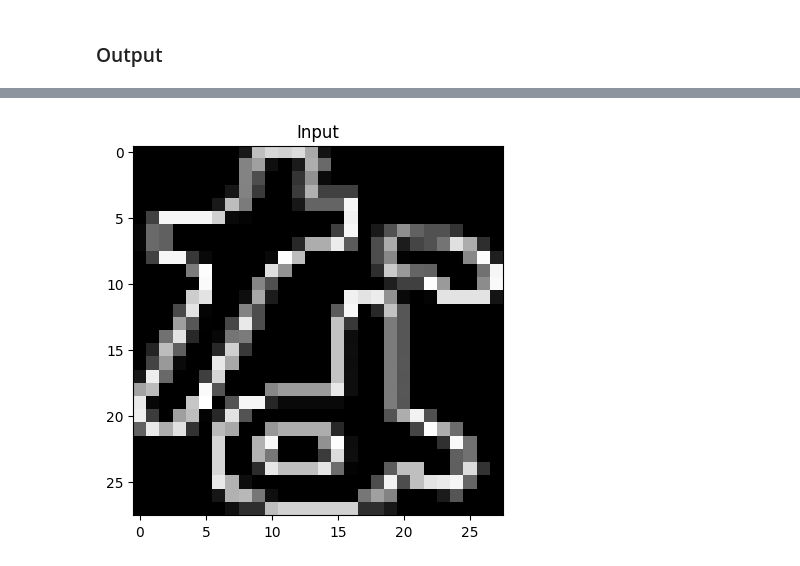
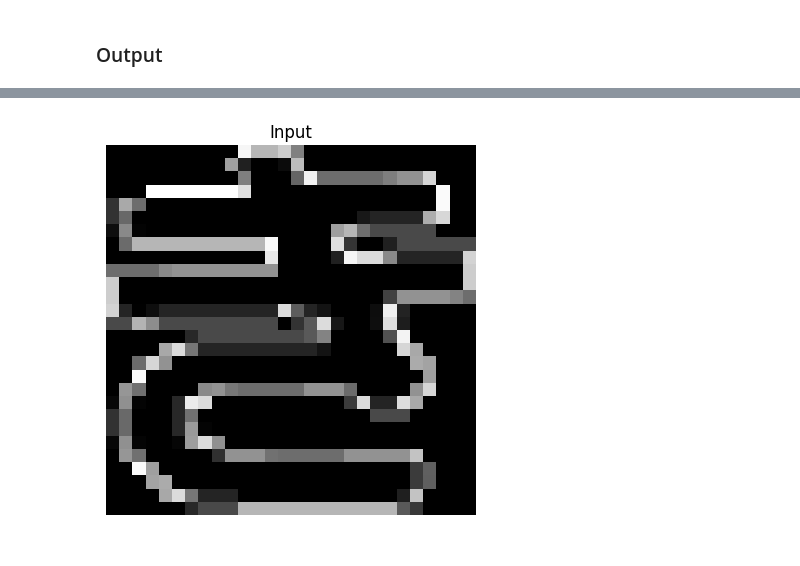
Before and after one commit to prausela/image-processing, a Jupyter notebook: tp_final/predict.ipynb, the cells around one changed output, grey strips where cells are left out. Saved outputs shown, nothing was run; the diff lists cells and outputs as text; code cells hidden in the pictures.

```diff
--- a/tp_final/predict.ipynb
+++ b/tp_final/predict.ipynb
@@ -81,7 +133,8 @@ def input_preprocessing(img_name):
 
     return canny_image, new_sections_limits, sections
 # %%
-img_name = "hiragana_sign_1.png"
+# img_name = "hiragana_sign_1.png"
+img_name = "kitahama.jpg"
 canny_image, section_limits, sections = input_preprocessing(img_name)
 # %%
 plt.imshow(draw_sections(canny_image, section_limits), cmap="grey")
@@ -115,14 +159,17 @@ target = sections[15]
+# %%
+target = sections[5]
 # %%
 section = cv2.resize(target, (28, 28))
 plt.imshow(section, cmap="grey")
 plt.title("Input")
+plt.axis("off")
 plt.show()
 
 section = section.astype('float32')
 section /= 255
 
 predictions = model.predict(np.array([section]))
 prediction = predictions.argmax()
-print(f"Predicted class: {prediction}")
+print(f"Predicted Hiragana: {class2unicode[prediction]}")
 # %% [output]
-[figure, old version]
+[figure, new version]
```
Also changed, not shown: parts of 11 cells of this notebook, 1 other file.
